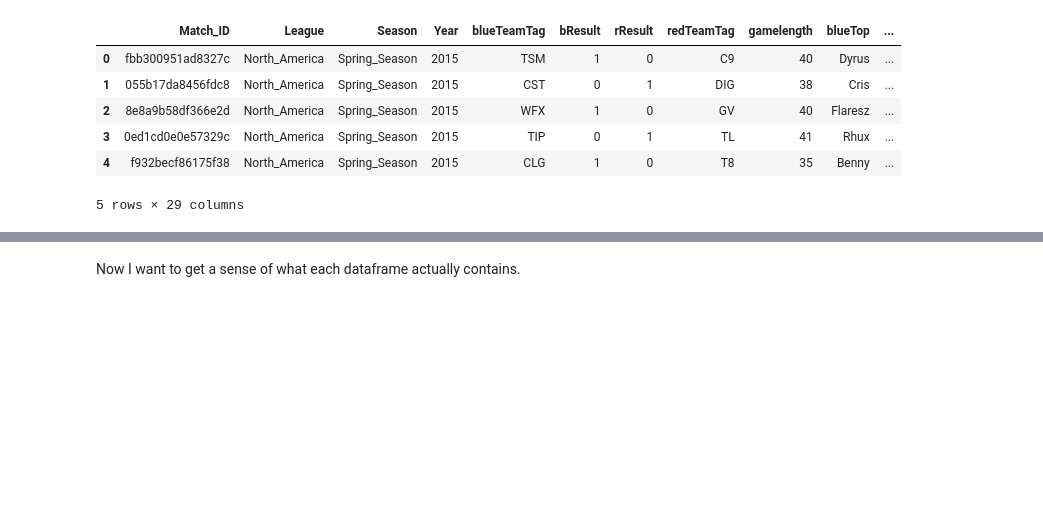
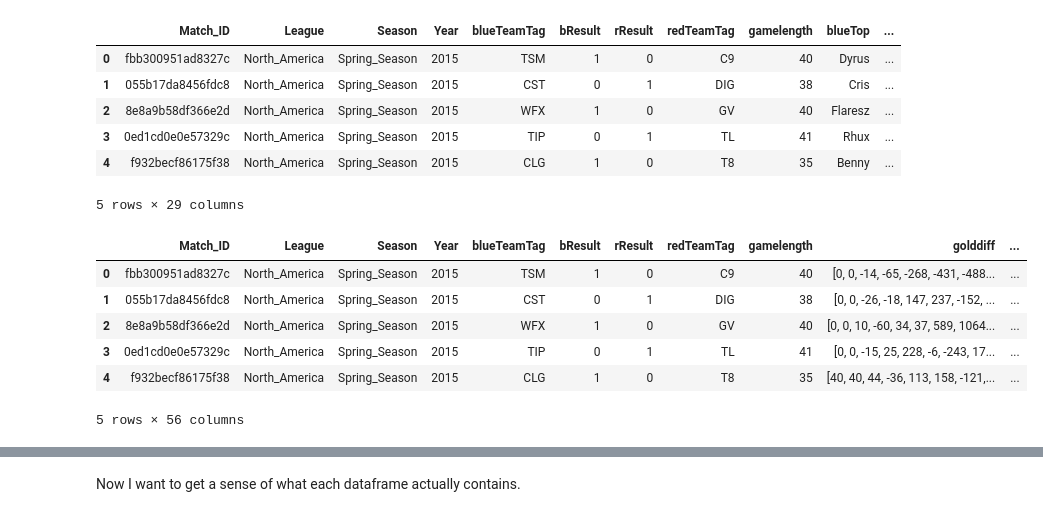
Before and after one commit to MPhillips55/Capstone_Project_2_League_of_Legends, a Jupyter notebook: EDA/League of Legends Dataset - Data Wrangling.ipynb, the cells around one changed output, grey strips where cells are left out. Cells and saved outputs as stored; diff of their text form; code cells hidden in the pictures; blank space fills up the shorter version.

```diff
--- a/EDA/League of Legends Dataset - Data Wrangling.ipynb
+++ b/EDA/League of Legends Dataset - Data Wrangling.ipynb
@@ -157,0 +218,11 @@ df5.head()
+# %%
+df4 = df4[cols]
+df4.head()
+# %% [output]
+|  | Match_ID | League | Season | Year | blueTeamTag | bResult | rResult | redTeamTag | gamelength | golddiff | ... |
+| 0 | fbb300951ad8327c | North_America | Spring_Season | 2015 | TSM | 1 | 0 | C9 | 40 | [0, 0, -14, -65, -268, -431, -488... | ... |
+| 1 | 055b17da8456fdc8 | North_America | Spring_Season | 2015 | CST | 0 | 1 | DIG | 38 | [0, 0, -26, -18, 147, 237, -152, ... | ... |
+| 2 | 8e8a9b58df366e2d | North_America | Spring_Season | 2015 | WFX | 1 | 0 | GV | 40 | [0, 0, 10, -60, 34, 37, 589, 1064... | ... |
+| 3 | 0ed1cd0e0e57329c | North_America | Spring_Season | 2015 | TIP | 0 | 1 | TL | 41 | [0, 0, -15, 25, 228, -6, -243, 17... | ... |
+| 4 | f932becf86175f38 | North_America | Spring_Season | 2015 | CLG | 1 | 0 | T8 | 35 | [40, 40, 44, -36, 113, 158, -121,... | ... |
+5 rows × 56 columns
```
Also changed, not shown: parts of 9 cells of this notebook.
